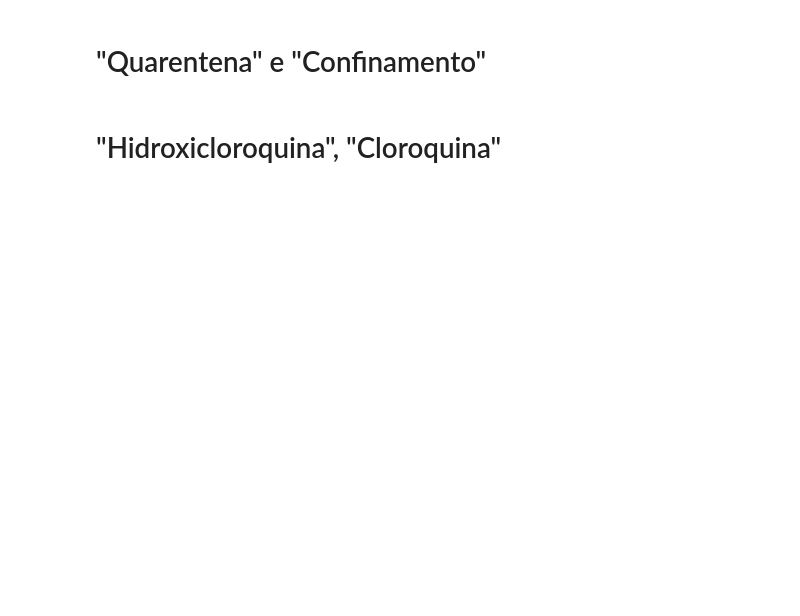
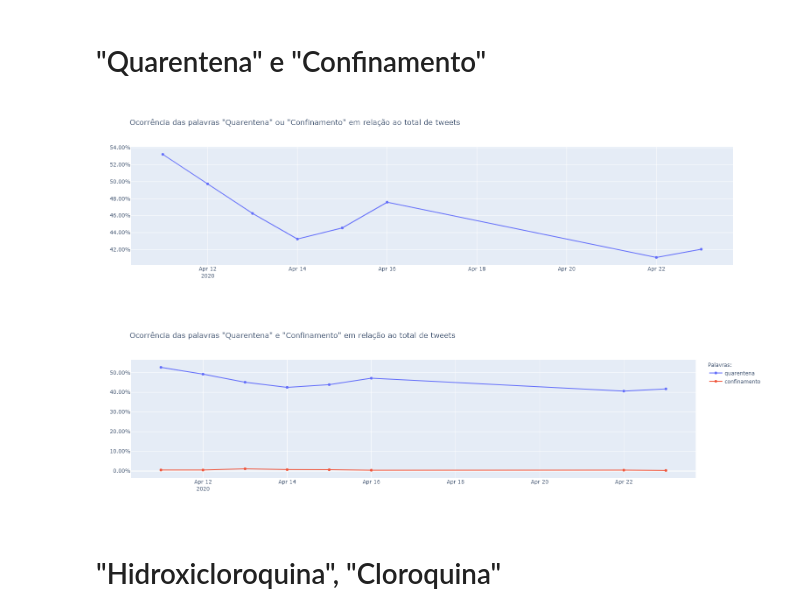
Before and after one commit to larissafv/squad5, a Jupyter notebook: Palavras-chave ao longo do Tempo/Palavras-chave ao longo do tempo.ipynb, the cells around one changed output. Drawn from its saved outputs; the diff is of its cells as text; code cells hidden in the pictures; blank space fills up the shorter version.

```diff
--- a/Palavras-chave ao longo do Tempo/Palavras-chave ao longo do tempo.ipynb
+++ b/Palavras-chave ao longo do Tempo/Palavras-chave ao longo do tempo.ipynb
@@ -111,2 +160,8 @@ fig.add_trace(go.Scatter(x= days, y =list(word_per_day('confinamento').values())
+# %%
+plotgraph(['quarentena', 'confinamento'], True)
+plotgraph(['quarentena', 'confinamento'], False)
+# %% [output]
+[figure, added]
+[figure, added]
 # %% [markdown]
 # "Hidroxicloroquina", "Cloroquina"
```
Also changed, not shown: parts of 34 cells of this notebook.
